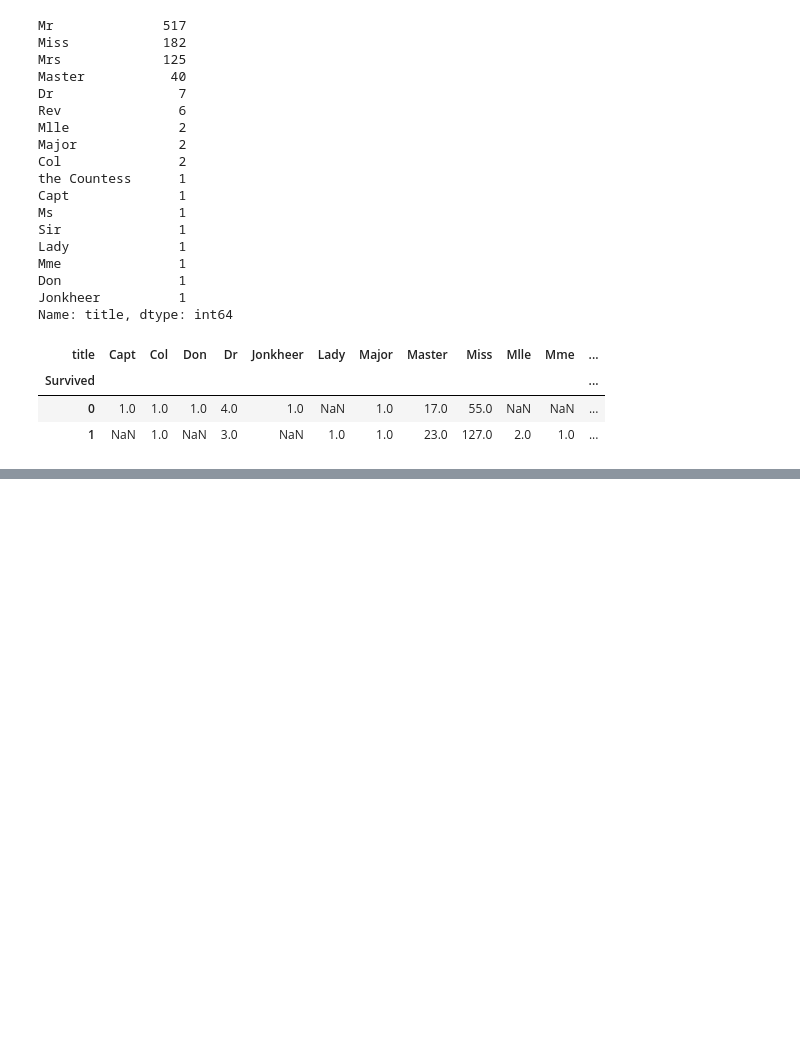
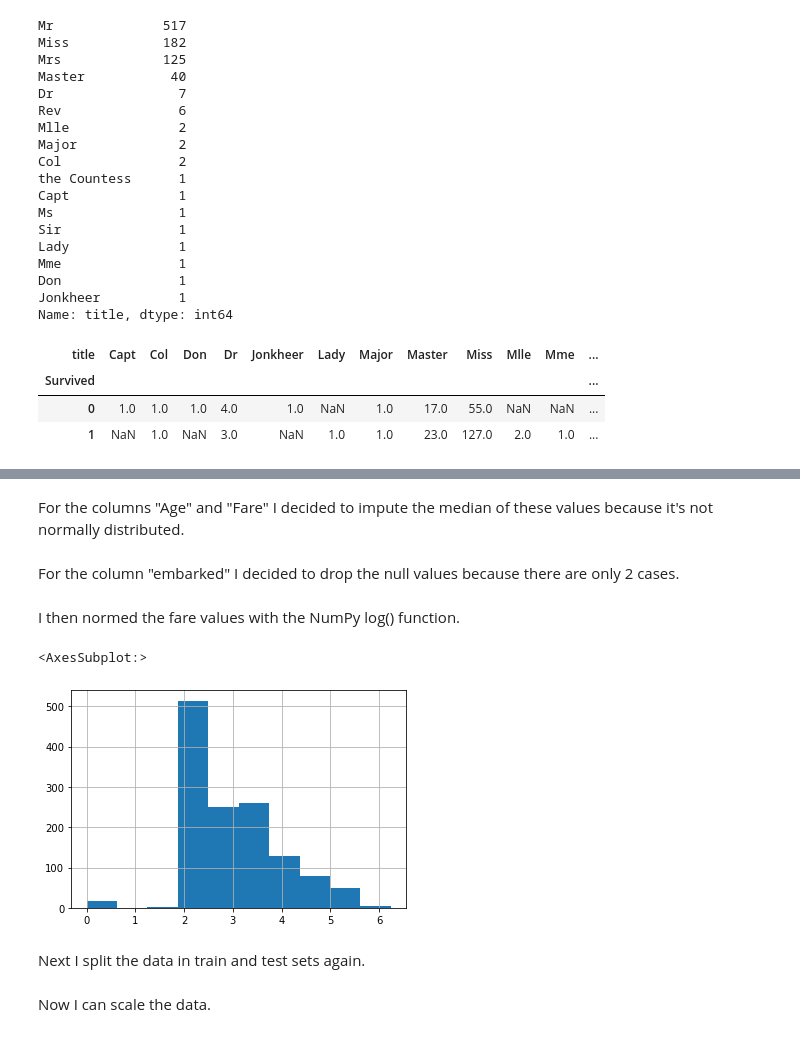
Before and after one commit to jkopz/titanic, a Jupyter notebook: titanic.ipynb, the cells around one changed output, grey strips where cells are left out. Drawn from its saved outputs; the diff is of its cells as text; code cells hidden in the pictures; blank space fills up the shorter version.

```diff
--- a/titanic.ipynb
+++ b/titanic.ipynb
@@ -232,0 +248,22 @@ Name: title, dtype: int64
+# %%
+all_data["multiple_cabins"] = all_data.Cabin.apply(lambda x: 0 if pd.isna(x) else len(x.split(" ")))
+all_data["cabin_letter"] = all_data.Cabin.apply(lambda x: str(x)[0])
+all_data["title"] = all_data.Name.apply(lambda x: x.split(",")[1].split(".")[0].strip())
+# %% [markdown]
+For the columns "Age" and "Fare" I decided to impute the median of these values because it's not normally distributed.
+# %%
+all_data.Age = all_data.Age.fillna(training.Age.median())
+all_data.Fare = all_data.Fare.fillna(training.Fare.median())
+# %% [markdown]
+For the column "embarked" I decided to drop the null values because there are only 2 cases.
+# %%
+all_data.dropna(subset=["Embarked"], inplace=True)
+# %% [markdown]
+I then normed the fare values with the NumPy log() function.
+# %%
+# log norm of fare
+all_data["norm_fare"] = np.log(all_data.Fare+1)
+all_data["norm_fare"].hist()
+# %% [output]
+<AxesSubplot:>
+[figure, added]
@@ -232,0 +274,2 @@ Name: title, dtype: int64
+# %% [markdown]
+Next I split the data in train and test sets again.
@@ -232,0 +282,2 @@ Name: title, dtype: int64
+# %% [markdown]
+Now I can scale the data.
```
Also changed, not shown: parts of 10 cells of this notebook.
